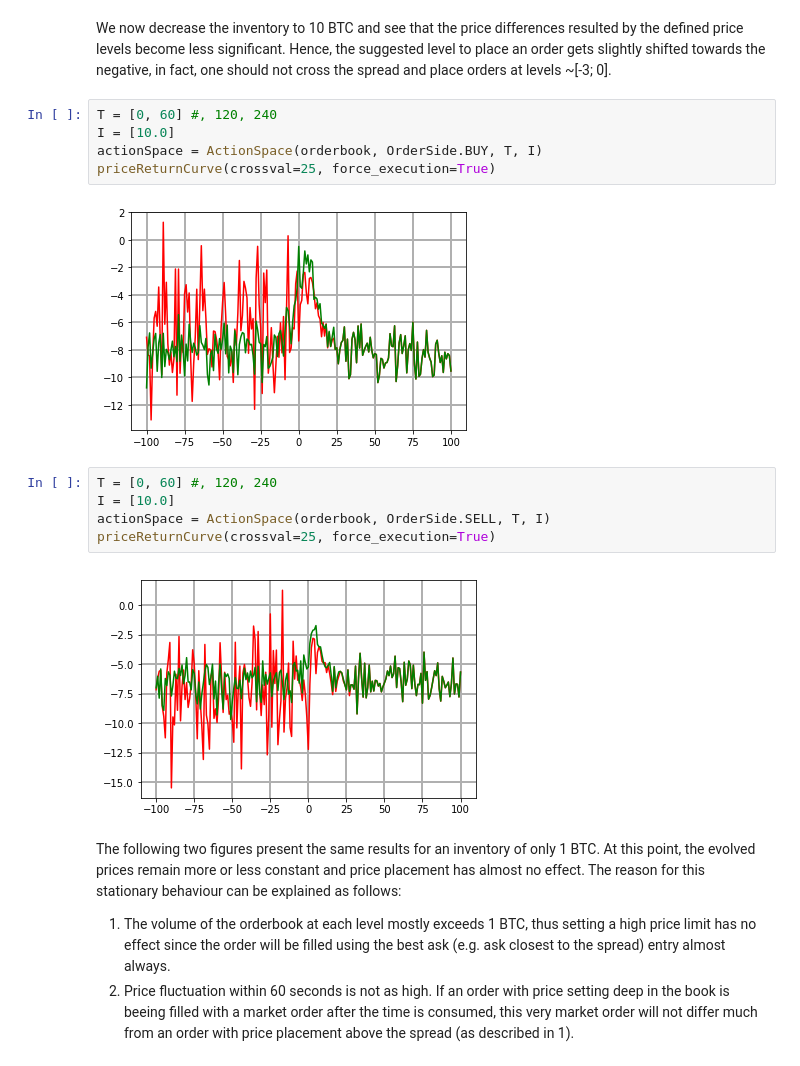
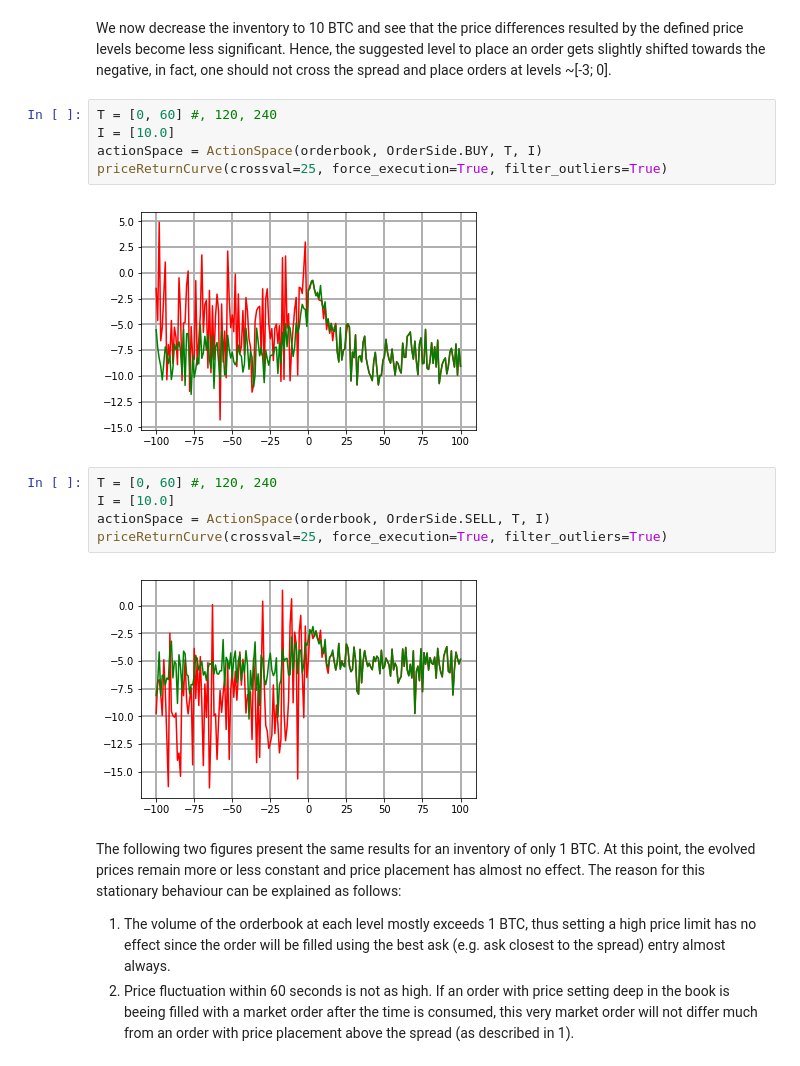
Before and after one commit to mjuchli/ctc-executioner, a Jupyter notebook: notebooks/order_execution_behaviour.ipynb, the cells around one changed output. Saved outputs shown, nothing was run; the diff lists cells and outputs as text.

```diff
--- a/notebooks/order_execution_behaviour.ipynb
+++ b/notebooks/order_execution_behaviour.ipynb
@@ -148,17 +148,17 @@ Hence, the suggested level to place an order gets slightly shifted towards the n
 # %%
 T = [0, 60] #, 120, 240
 I = [10.0]
 actionSpace = ActionSpace(orderbook, OrderSide.BUY, T, I)
-priceReturnCurve(crossval=25, force_execution=True)
+priceReturnCurve(crossval=25, force_execution=True, filter_outliers=True)
 # %% [output]
-[figure, old version]
+[figure, new version]
 # %%
 T = [0, 60] #, 120, 240
 I = [10.0]
 actionSpace = ActionSpace(orderbook, OrderSide.SELL, T, I)
-priceReturnCurve(crossval=25, force_execution=True)
+priceReturnCurve(crossval=25, force_execution=True, filter_outliers=True)
 # %% [output]
-[figure, old version]
+[figure, new version]
 # %% [markdown]
 The following two figures present the same results for an inventory of only 1 BTC.
 At this point, the evolved prices remain more or less constant and price placement has almost no effect.
```
Also changed, not shown: parts of 35 cells of this notebook.
